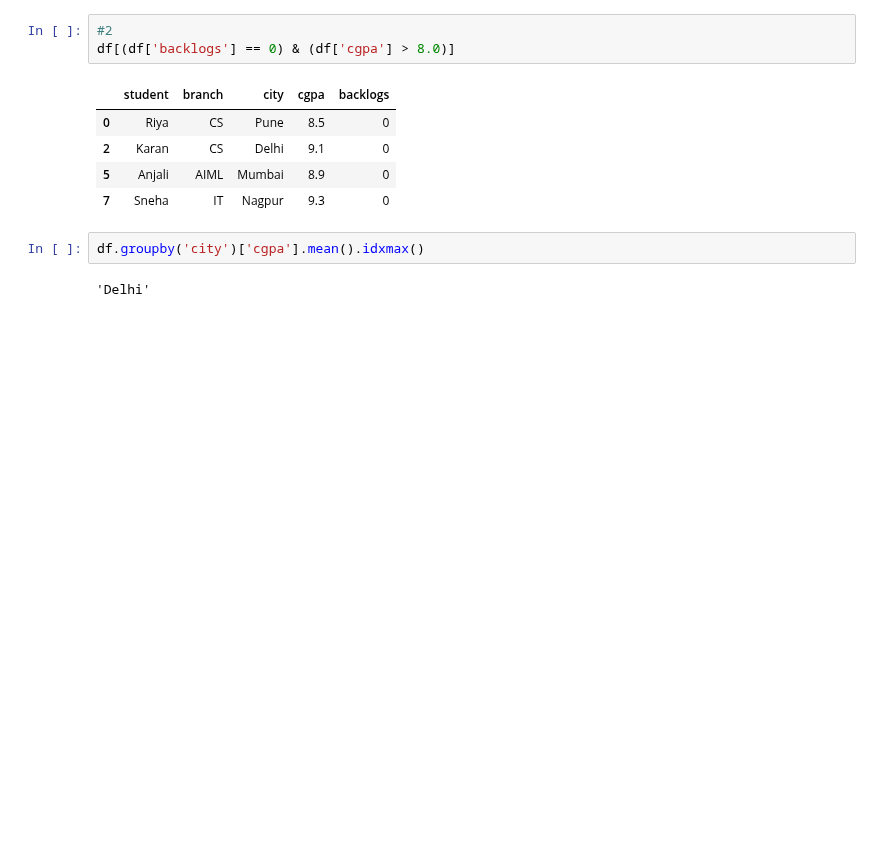
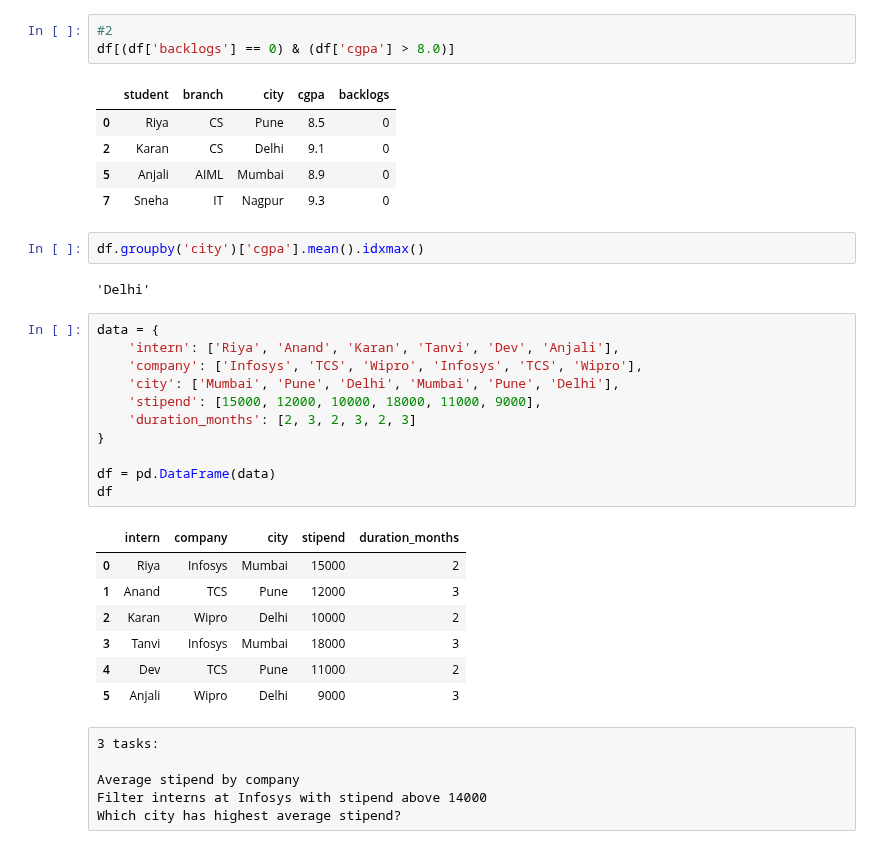
Before and after one commit to sayali-devkar/data_analysis_learning, a Jupyter notebook: pandas/practice/pandas_Basics_2.ipynb, the cells around one changed output. Cells and saved outputs as stored; diff of their text form; blank space fills up the shorter version.

```diff
--- a/pandas/practice/pandas_Basics_2.ipynb
+++ b/pandas/practice/pandas_Basics_2.ipynb
@@ -553,3 +553,28 @@ df[(df['backlogs'] == 0) & (df['cgpa'] > 8.0)]
 df.groupby('city')['cgpa'].mean().idxmax()
 # %% [output]
 'Delhi'
+# %%
+data = {
+    'intern': ['Riya', 'Anand', 'Karan', 'Tanvi', 'Dev', 'Anjali'],
+    'company': ['Infosys', 'TCS', 'Wipro', 'Infosys', 'TCS', 'Wipro'],
+    'city': ['Mumbai', 'Pune', 'Delhi', 'Mumbai', 'Pune', 'Delhi'],
+    'stipend': [15000, 12000, 10000, 18000, 11000, 9000],
+    'duration_months': [2, 3, 2, 3, 2, 3]
+}
+
+df = pd.DataFrame(data)
+df
+# %% [output]
+|  | intern | company | city | stipend | duration_months |
+| 0 | Riya | Infosys | Mumbai | 15000 | 2 |
+| 1 | Anand | TCS | Pune | 12000 | 3 |
+| 2 | Karan | Wipro | Delhi | 10000 | 2 |
+| 3 | Tanvi | Infosys | Mumbai | 18000 | 3 |
+| 4 | Dev | TCS | Pune | 11000 | 2 |
+| 5 | Anjali | Wipro | Delhi | 9000 | 3 |
+# %% [raw]
+3 tasks:
+
+Average stipend by company
+Filter interns at Infosys with stipend above 14000
+Which city has highest average stipend?
```
Also changed, not shown: parts of 3 cells of this notebook.
